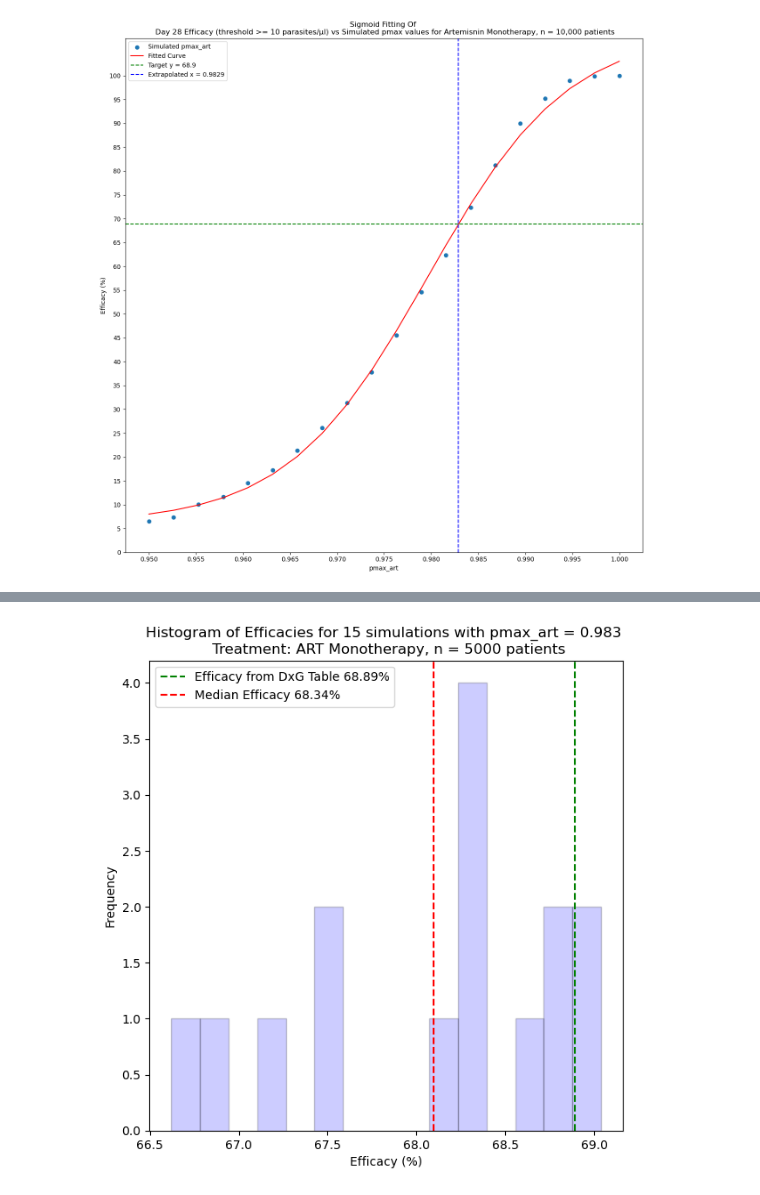
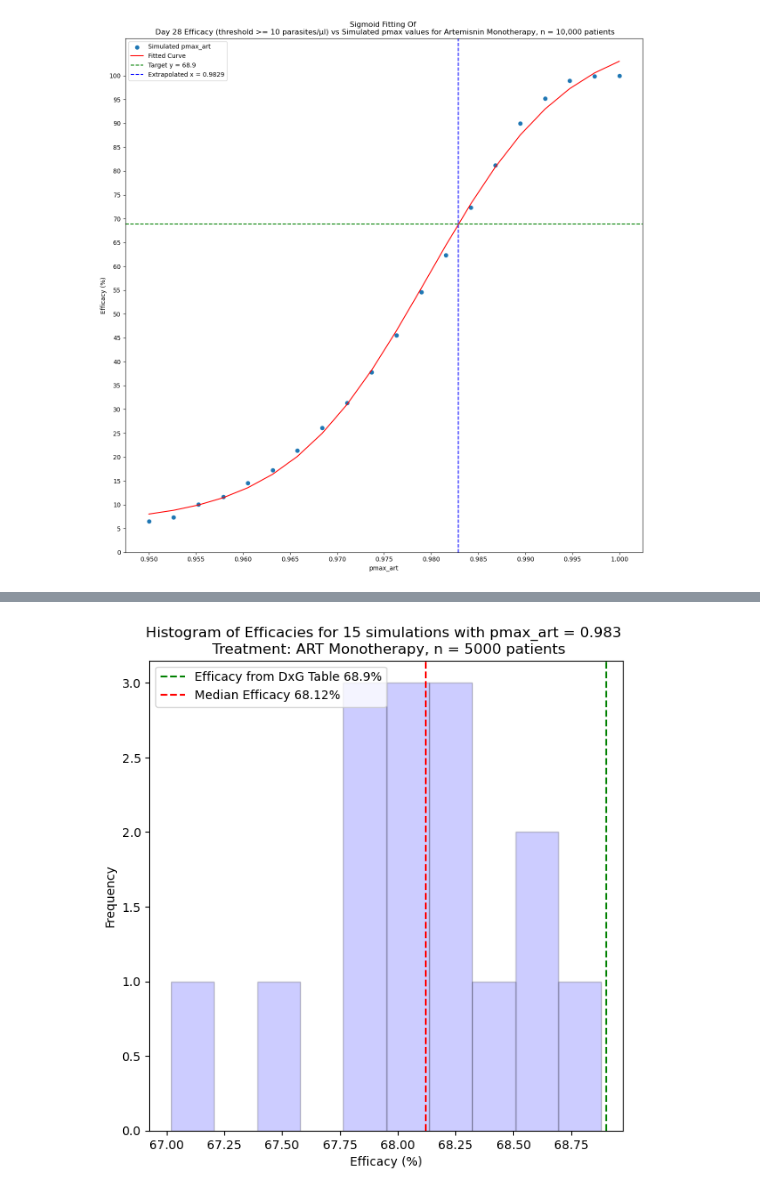
Before and after one commit to maciekboni/2019-test-ppq-pk, a Jupyter notebook: plots/AL/pkpd_AL/pfcrt+pfmdr1/bassat/art_efficacy_calibration.ipynb, the cells around one changed output, grey strips where cells are left out. Drawn from its saved outputs; the diff is of its cells as text; code cells hidden in the pictures.

```diff
--- a/plots/AL/pkpd_AL/pfcrt+pfmdr1/bassat/art_efficacy_calibration.ipynb
+++ b/plots/AL/pkpd_AL/pfcrt+pfmdr1/bassat/art_efficacy_calibration.ipynb
@@ -828,7 +828,7 @@ dataframes = []
 efficacies = []
 
 # Run the command 5 times
-for i in range(5):
+for i in range(15):
     output_pmax_art = subprocess.run(command_pmax_art_adj, capture_output=True, text=True, check=True)
 
     # Process the output
@@ -930,15 +879,15 @@ Run 10 - Efficacy: 69.04%
 # %%
 import matplotlib.pyplot as plt
 
 plt.figure(figsize=(7, 7))
-plt.hist(efficacies, color= 'blue',alpha = 0.2,edgecolor='black', bins=15)
+plt.hist(efficacies, color= 'blue',alpha = 0.2,edgecolor='black', bins=10)
 plt.title('Histogram of Efficacies for 15 simulations with pmax_art = 0.983 \n Treatment: ART Monotherapy, n = 5000 patients')
 plt.axvline(x=68.9, color='green', linestyle='--', label=f'Efficacy from DxG Table 68.9%')
-plt.axvline(x=68.09600000000002, color='red', linestyle='--', label=f'Median Efficacy 68.34%')
+plt.axvline(x=np.median(efficacies), color='red', linestyle='--', label=f'Median Efficacy {np.median(efficacies):.2f}%')
 plt.xlabel('Efficacy (%)')
 plt.ylabel('Frequency')
 plt.legend()
-plt.savefig("pkpd_AL_pmax_art_test_07_efficacy_histogram.png")
+plt.savefig("pkpd_AL_pmax_art_test_06_efficacy_histogram.png")
 plt.show()
 # %% [output]
-[figure, old version]
+[figure, new version]
```
Also changed, not shown: parts of 4 cells of this notebook, 38 other files.
